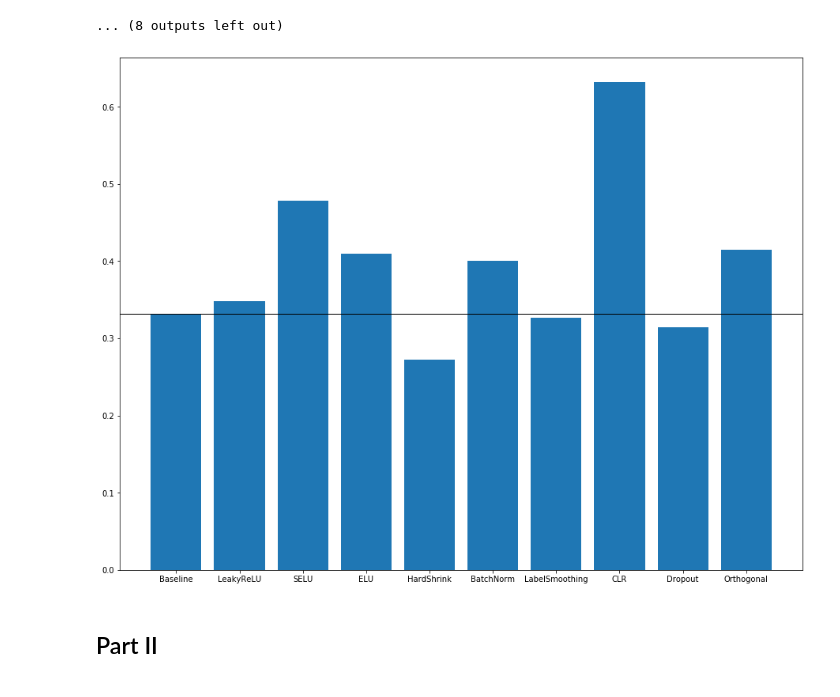
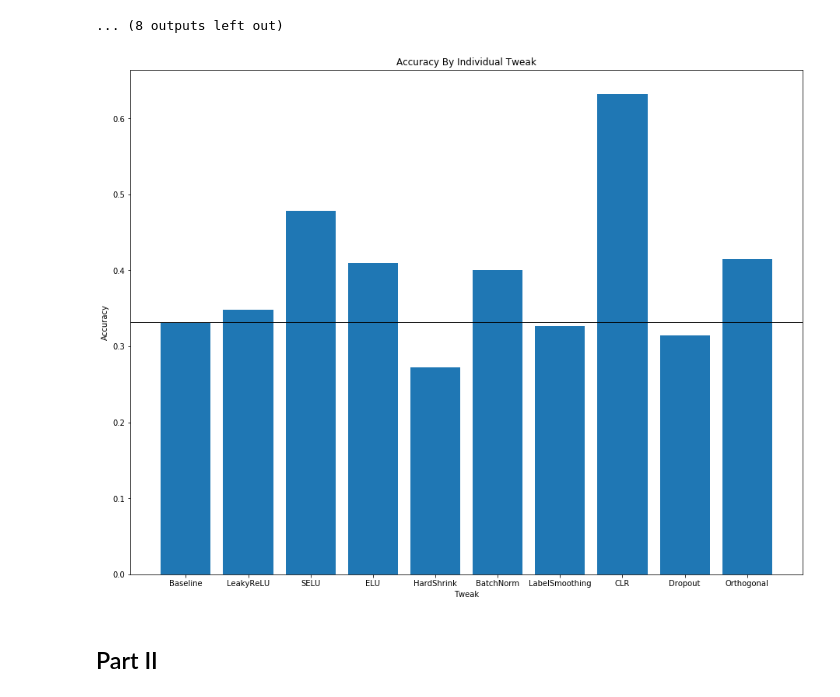
Before and after one commit to ericburdett/cs601r-dl, a Jupyter notebook: DL_Lab2.ipynb, the cells around one changed output. Saved outputs shown, nothing was run; the diff lists cells and outputs as text; code cells hidden in the pictures.

```diff
--- a/DL_Lab2.ipynb
+++ b/DL_Lab2.ipynb
@@ -367,16 +343,17 @@ orthogonal = .4150
 # %%
 import matplotlib.pyplot as plt
 fig = plt.figure(figsize=(12, 9))
 ax = fig.add_axes([0,0,1,1])
 labels = ['Baseline', 'LeakyReLU', 'SELU', 'ELU', 'HardShrink', 'BatchNorm', 'LabelSmoothing', 'CLR', 'Dropout', 'Orthogonal']
 accuracies = [baseline, leakyrelu, selu, elu, hardshrink, batchnorm, labelsmoothing, clr, dropout, orthogonal]
 ax.bar(labels, accuracies)
 plt.axhline(y=baseline,linewidth=1, color='k')
+plt.title("Accuracy By Individual Tweak")
 plt.xlabel('Tweak')
 plt.ylabel('Accuracy')
 plt.show()
 # %% [output]
-[figure, old version]
+[figure, new version]
 # %% [markdown]
 ## Part II
 # %% [markdown]
```
Also changed, not shown: parts of 2 cells of this notebook.
